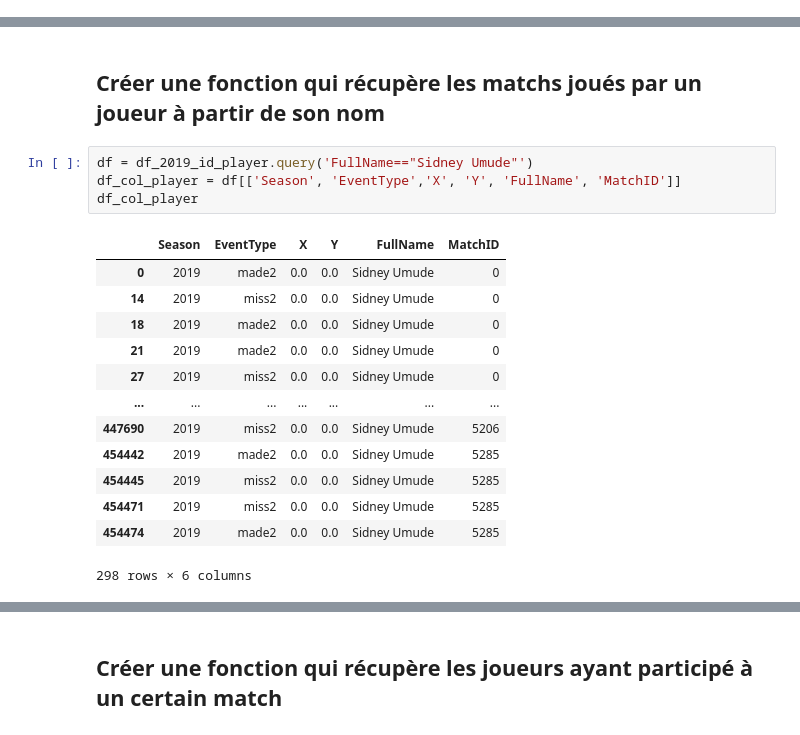
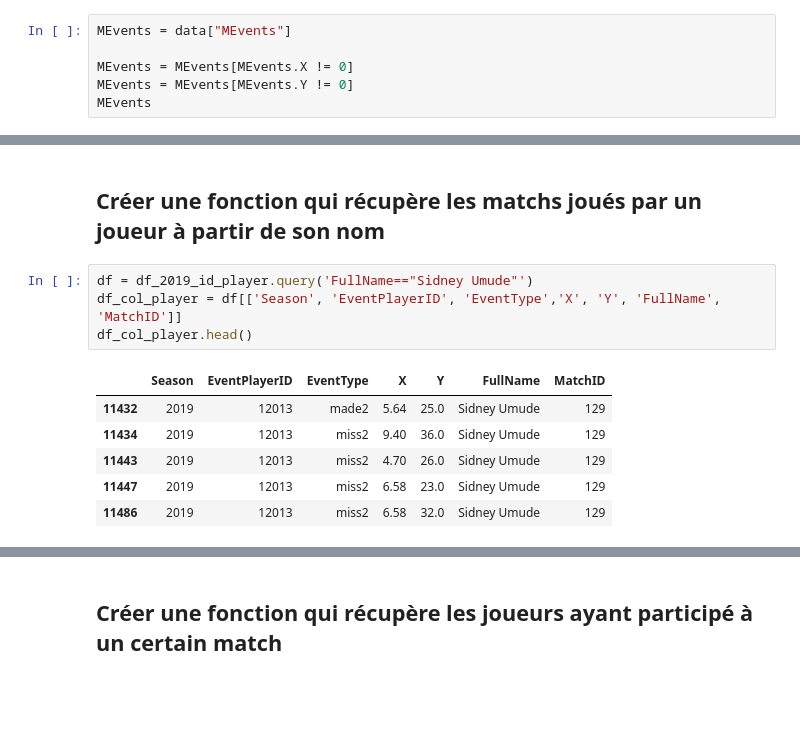
Before and after one commit to NicoR21/ncaam-2020, a Jupyter notebook: ncaam/src/test_app.ipynb, the cells around one changed output, grey strips where cells are left out. Drawn from its saved outputs; the diff is of its cells as text; blank space fills up the shorter version.

```diff
--- a/ncaam/src/test_app.ipynb
+++ b/ncaam/src/test_app.ipynb
@@ -21,0 +14,6 @@ MEvents = data["MEvents"]
+# %%
+MEvents = data["MEvents"]
+
+MEvents = MEvents[MEvents.X != 0]
+MEvents = MEvents[MEvents.Y != 0]
+MEvents
@@ -389,21 +366,14 @@ df_2019_id_player
 ## Créer une fonction qui récupère les matchs joués par un joueur à partir de son nom
 # %%
 df = df_2019_id_player.query('FullName=="Sidney Umude"')
-df_col_player = df[['Season', 'EventType','X', 'Y', 'FullName', 'MatchID']]
-df_col_player
+df_col_player = df[['Season', 'EventPlayerID', 'EventType','X', 'Y', 'FullName', 'MatchID']]
+df_col_player.head()
 # %% [output]
-|  | Season | EventType | X | Y | FullName | MatchID |
-| 0 | 2019 | made2 | 0.0 | 0.0 | Sidney Umude | 0 |
-| 14 | 2019 | miss2 | 0.0 | 0.0 | Sidney Umude | 0 |
-| 18 | 2019 | made2 | 0.0 | 0.0 | Sidney Umude | 0 |
-| 21 | 2019 | made2 | 0.0 | 0.0 | Sidney Umude | 0 |
-| 27 | 2019 | miss2 | 0.0 | 0.0 | Sidney Umude | 0 |
-| ... | ... | ... | ... | ... | ... | ... |
-| 447690 | 2019 | miss2 | 0.0 | 0.0 | Sidney Umude | 5206 |
-| 454442 | 2019 | made2 | 0.0 | 0.0 | Sidney Umude | 5285 |
-| 454445 | 2019 | miss2 | 0.0 | 0.0 | Sidney Umude | 5285 |
-| 454471 | 2019 | miss2 | 0.0 | 0.0 | Sidney Umude | 5285 |
-| 454474 | 2019 | made2 | 0.0 | 0.0 | Sidney Umude | 5285 |
+|  | Season | EventPlayerID | EventType | X | Y | FullName | MatchID |
+| 11432 | 2019 | 12013 | made2 | 5.64 | 25.0 | Sidney Umude | 129 |
+| 11434 | 2019 | 12013 | miss2 | 9.40 | 36.0 | Sidney Umude | 129 |
+| 11443 | 2019 | 12013 | miss2 | 4.70 | 26.0 | Sidney Umude | 129 |
+| 11447 | 2019 | 12013 | miss2 | 6.58 | 23.0 | Sidney Umude | 129 |
+| 11486 | 2019 | 12013 | miss2 | 6.58 | 32.0 | Sidney Umude | 129 |
-298 rows × 6 columns
 # %%
 list_of_games = df_2019_id_player.query('FullName=="Sidney Umude"').get('MatchID')
```
Also changed, not shown: parts of 27 cells of this notebook, 3 other files.
